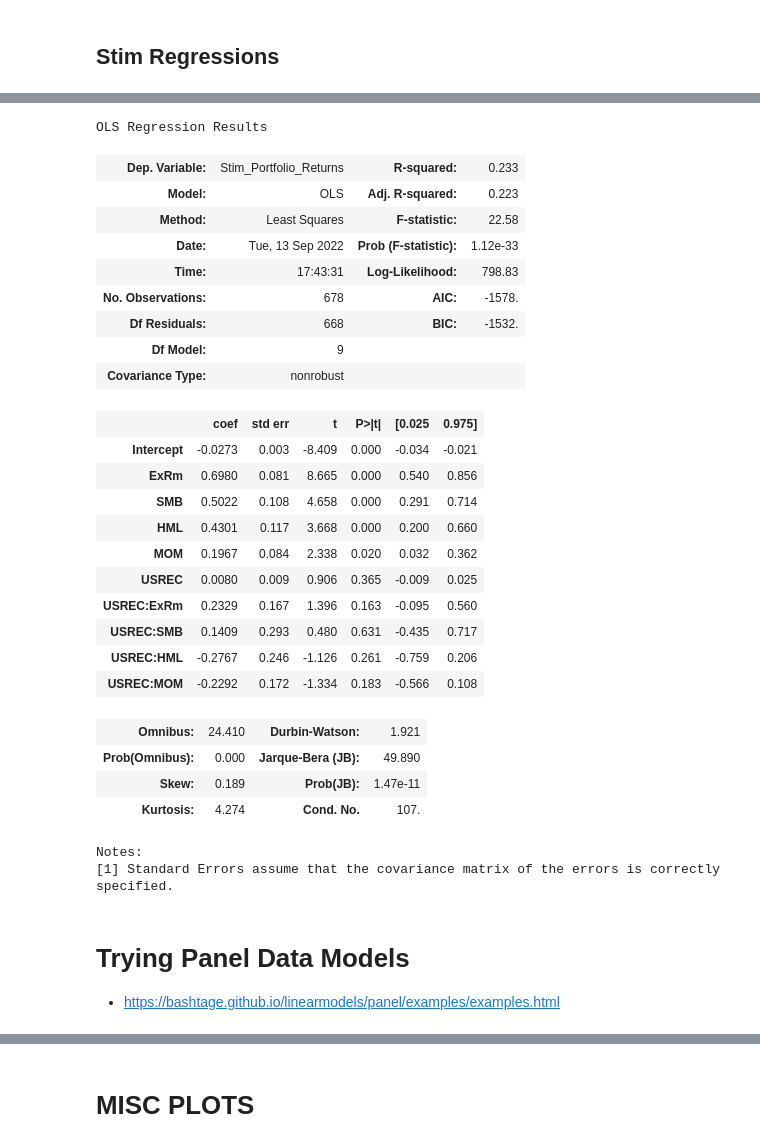
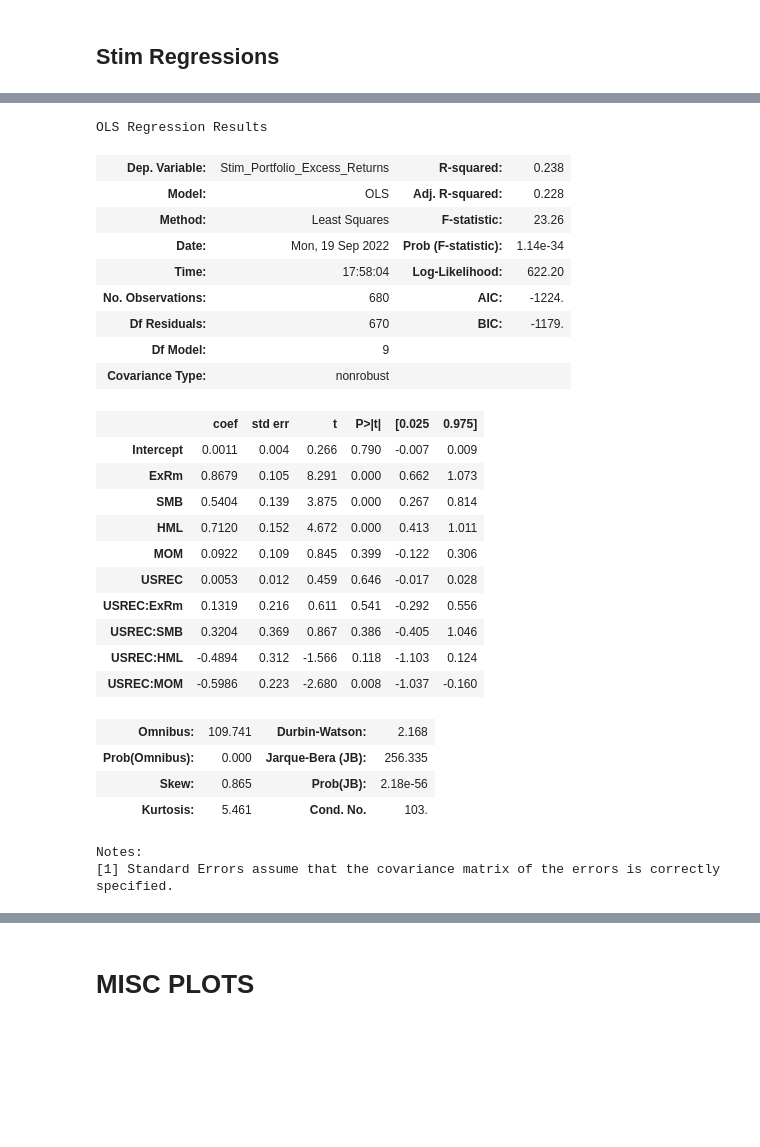
Before and after one commit to statistactics/sin-stocks, a Jupyter notebook: PORTFOLIO_AND_REGRESSIONS.ipynb, the cells around one changed output, grey strips where cells are left out. Saved outputs shown, nothing was run; the diff lists cells and outputs as text; code cells hidden in the pictures; blank space fills up the shorter version.

```diff
--- a/PORTFOLIO_AND_REGRESSIONS.ipynb
+++ b/PORTFOLIO_AND_REGRESSIONS.ipynb
@@ -562,39 +562,36 @@ OLS Regression Results
 Notes:
 [1] Standard Errors assume that the covariance matrix of the errors is correctly specified.
 # %%
-formula_3 = "Stim_Portfolio_Returns ~ ExRm + SMB + HML + MOM + USREC + USREC * ExRm + USREC * SMB + USREC * HML + USREC * MOM"
+formula_3 = "Stim_Portfolio_Excess_Returns ~ ExRm + SMB + HML + MOM + USREC + USREC * ExRm + USREC * SMB + USREC * HML + USREC * MOM"
 
 interaction_model = smf.ols(formula = formula_3, data = stim_model_df2)
 result2 = interaction_model.fit()
 result2.summary()
 # %% [output]
 OLS Regression Results
-| Dep. Variable: | Stim_Portfolio_Returns | R-squared: | 0.233 |
-| Model: | OLS | Adj. R-squared: | 0.223 |
-| Method: | Least Squares | F-statistic: | 22.58 |
-| Date: | Tue, 13 Sep 2022 | Prob (F-statistic): | 1.12e-33 |
-| Time: | 17:43:31 | Log-Likelihood: | 798.83 |
-| No. Observations: | 678 | AIC: | -1578. |
-| Df Residuals: | 668 | BIC: | -1532. |
+| Dep. Variable: | Stim_Portfolio_Excess_Returns | R-squared: | 0.238 |
+| Model: | OLS | Adj. R-squared: | 0.228 |
+| Method: | Least Squares | F-statistic: | 23.26 |
+| Date: | Mon, 19 Sep 2022 | Prob (F-statistic): | 1.14e-34 |
+| Time: | 17:58:04 | Log-Likelihood: | 622.20 |
+| No. Observations: | 680 | AIC: | -1224. |
+| Df Residuals: | 670 | BIC: | -1179. |
 | Df Model: | 9 |  |  |
 | Covariance Type: | nonrobust |  |  |
 |  | coef | std err | t | P>|t| | [0.025 | 0.975] |
-| Intercept | -0.0273 | 0.003 | -8.409 | 0.000 | -0.034 | -0.021 |
-| ExRm | 0.6980 | 0.081 | 8.665 | 0.000 | 0.540 | 0.856 |
-| SMB | 0.5022 | 0.108 | 4.658 | 0.000 | 0.291 | 0.714 |
-| HML | 0.4301 | 0.117 | 3.668 | 0.000 | 0.200 | 0.660 |
-| MOM | 0.1967 | 0.084 | 2.338 | 0.020 | 0.032 | 0.362 |
-| USREC | 0.0080 | 0.009 | 0.906 | 0.365 | -0.009 | 0.025 |
-| USREC:ExRm | 0.2329 | 0.167 | 1.396 | 0.163 | -0.095 | 0.560 |
-| USREC:SMB | 0.1409 | 0.293 | 0.480 | 0.631 | -0.435 | 0.717 |
-| USREC:HML | -0.2767 | 0.246 | -1.126 | 0.261 | -0.759 | 0.206 |
-| USREC:MOM | -0.2292 | 0.172 | -1.334 | 0.183 | -0.566 | 0.108 |
+| Intercept | 0.0011 | 0.004 | 0.266 | 0.790 | -0.007 | 0.009 |
+| ExRm | 0.8679 | 0.105 | 8.291 | 0.000 | 0.662 | 1.073 |
+| SMB | 0.5404 | 0.139 | 3.875 | 0.000 | 0.267 | 0.814 |
+| HML | 0.7120 | 0.152 | 4.672 | 0.000 | 0.413 | 1.011 |
+| MOM | 0.0922 | 0.109 | 0.845 | 0.399 | -0.122 | 0.306 |
+| USREC | 0.0053 | 0.012 | 0.459 | 0.646 | -0.017 | 0.028 |
+| USREC:ExRm | 0.1319 | 0.216 | 0.611 | 0.541 | -0.292 | 0.556 |
+| USREC:SMB | 0.3204 | 0.369 | 0.867 | 0.386 | -0.405 | 1.046 |
+| USREC:HML | -0.4894 | 0.312 | -1.566 | 0.118 | -1.103 | 0.124 |
+| USREC:MOM | -0.5986 | 0.223 | -2.680 | 0.008 | -1.037 | -0.160 |
-| Omnibus: | 24.410 | Durbin-Watson: | 1.921 |
-| Prob(Omnibus): | 0.000 | Jarque-Bera (JB): | 49.890 |
-| Skew: | 0.189 | Prob(JB): | 1.47e-11 |
-| Kurtosis: | 4.274 | Cond. No. | 107. |
+| Omnibus: | 109.741 | Durbin-Watson: | 2.168 |
+| Prob(Omnibus): | 0.000 | Jarque-Bera (JB): | 256.335 |
+| Skew: | 0.865 | Prob(JB): | 2.18e-56 |
+| Kurtosis: | 5.461 | Cond. No. | 103. |
 Notes:
 [1] Standard Errors assume that the covariance matrix of the errors is correctly specified.
-# %% [markdown]
-# Trying Panel Data Models
-- https://bashtage.github.io/linearmodels/panel/examples/examples.html
```
Also changed, not shown: parts of 31 cells of this notebook, 3 other files.
